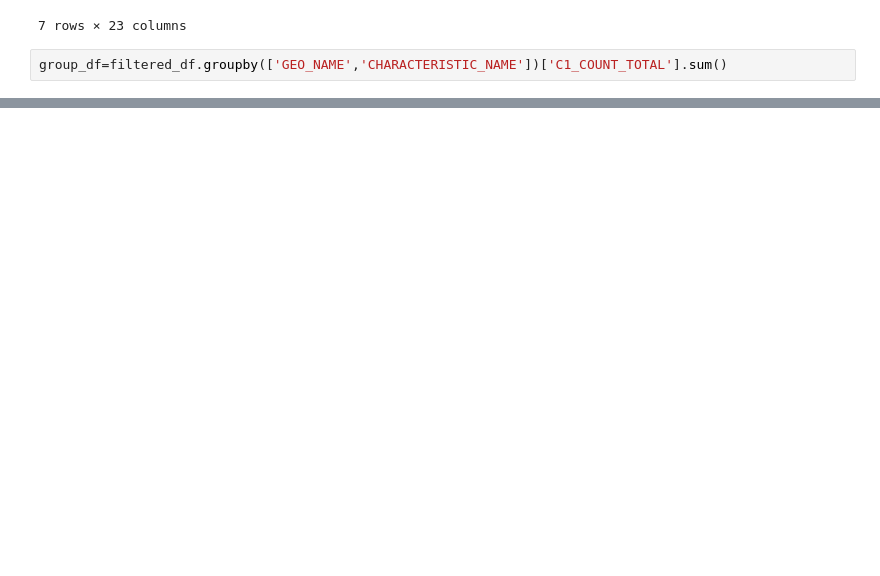
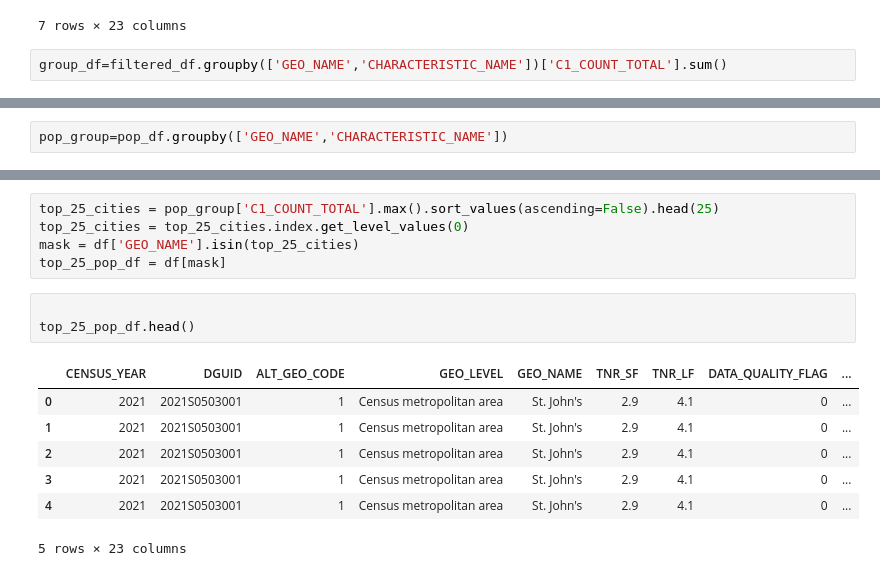
Before and after one commit to detmanski/Overview_Canada_Analysis, a Jupyter notebook: raw_data.ipynb, the cells around one changed output, grey strips where cells are left out. Saved outputs shown, nothing was run; the diff lists cells and outputs as text; blank space fills up the shorter version.

Commit message:
updated with cities

```diff
--- a/raw_data.ipynb
+++ b/raw_data.ipynb
@@ -65,0 +99,2 @@ Name: C1_COUNT_TOTAL, dtype: float64
+# %%
+pop_group=pop_df.groupby(['GEO_NAME','CHARACTERISTIC_NAME'])
@@ -65,0 +123,16 @@ Name: C1_COUNT_TOTAL, dtype: float64
+# %%
+top_25_cities = pop_group['C1_COUNT_TOTAL'].max().sort_values(ascending=False).head(25)
+top_25_cities = top_25_cities.index.get_level_values(0)
+mask = df['GEO_NAME'].isin(top_25_cities)
+top_25_pop_df = df[mask]
+# %%
+
+top_25_pop_df.head()
+# %% [output]
+|  | CENSUS_YEAR | DGUID | ALT_GEO_CODE | GEO_LEVEL | GEO_NAME | TNR_SF | TNR_LF | DATA_QUALITY_FLAG | ... |
+| 0 | 2021 | 2021S0503001 | 1 | Census metropolitan area | St. John's | 2.9 | 4.1 | 0 | ... |
+| 1 | 2021 | 2021S0503001 | 1 | Census metropolitan area | St. John's | 2.9 | 4.1 | 0 | ... |
+| 2 | 2021 | 2021S0503001 | 1 | Census metropolitan area | St. John's | 2.9 | 4.1 | 0 | ... |
+| 3 | 2021 | 2021S0503001 | 1 | Census metropolitan area | St. John's | 2.9 | 4.1 | 0 | ... |
+| 4 | 2021 | 2021S0503001 | 1 | Census metropolitan area | St. John's | 2.9 | 4.1 | 0 | ... |
+5 rows × 23 columns
```
Also changed, not shown: parts of 13 cells of this notebook, 7 other files.
